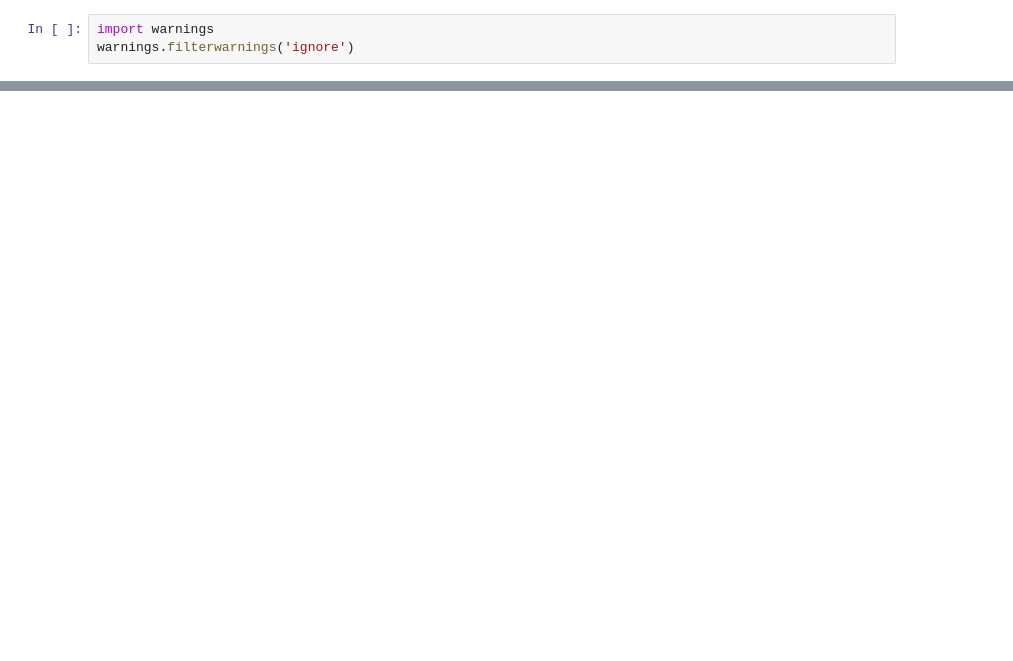
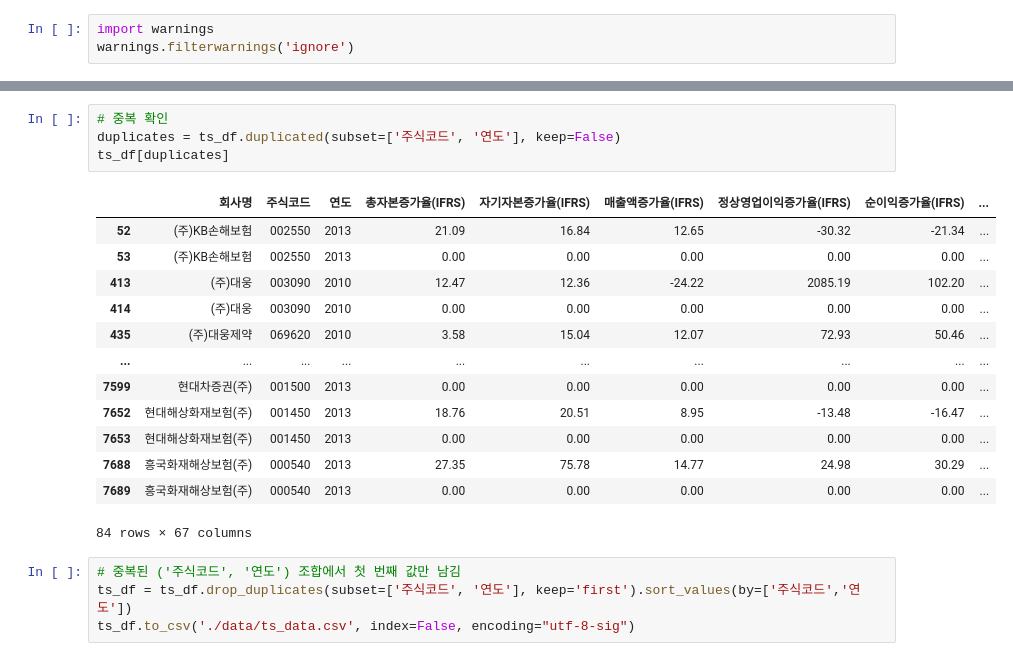
Before and after one commit to Kimboyun00/TeamProject, a Jupyter notebook: practice.ipynb, the cells around one changed output, grey strips where cells are left out. Drawn from its saved outputs; the diff is of its cells as text; blank space fills up the shorter version.

```diff
--- a/practice.ipynb
+++ b/practice.ipynb
@@ -116,0 +214,22 @@ ts_df
+# %%
+# 중복 확인
+duplicates = ts_df.duplicated(subset=['주식코드', '연도'], keep=False)
+ts_df[duplicates]
+# %% [output]
+|  | 회사명 | 주식코드 | 연도 | 총자본증가율(IFRS) | 자기자본증가율(IFRS) | 매출액증가율(IFRS) | 정상영업이익증가율(IFRS) | 순이익증가율(IFRS) | ... |
+| 52 | (주)KB손해보험 | 002550 | 2013 | 21.09 | 16.84 | 12.65 | -30.32 | -21.34 | ... |
+| 53 | (주)KB손해보험 | 002550 | 2013 | 0.00 | 0.00 | 0.00 | 0.00 | 0.00 | ... |
+| 413 | (주)대웅 | 003090 | 2010 | 12.47 | 12.36 | -24.22 | 2085.19 | 102.20 | ... |
+| 414 | (주)대웅 | 003090 | 2010 | 0.00 | 0.00 | 0.00 | 0.00 | 0.00 | ... |
+| 435 | (주)대웅제약 | 069620 | 2010 | 3.58 | 15.04 | 12.07 | 72.93 | 50.46 | ... |
+| ... | ... | ... | ... | ... | ... | ... | ... | ... | ... |
+| 7599 | 현대차증권(주) | 001500 | 2013 | 0.00 | 0.00 | 0.00 | 0.00 | 0.00 | ... |
+| 7652 | 현대해상화재보험(주) | 001450 | 2013 | 18.76 | 20.51 | 8.95 | -13.48 | -16.47 | ... |
+| 7653 | 현대해상화재보험(주) | 001450 | 2013 | 0.00 | 0.00 | 0.00 | 0.00 | 0.00 | ... |
+| 7688 | 흥국화재해상보험(주) | 000540 | 2013 | 27.35 | 75.78 | 14.77 | 24.98 | 30.29 | ... |
+| 7689 | 흥국화재해상보험(주) | 000540 | 2013 | 0.00 | 0.00 | 0.00 | 0.00 | 0.00 | ... |
+84 rows × 67 columns
+# %%
+# 중복된 ('주식코드', '연도') 조합에서 첫 번째 값만 남김
+ts_df = ts_df.drop_duplicates(subset=['주식코드', '연도'], keep='first').sort_values(by=['주식코드','연도'])
+ts_df.to_csv('./data/ts_data.csv', index=False, encoding="utf-8-sig")
```
Also changed, not shown: parts of 35 cells of this notebook, 4 other files.
